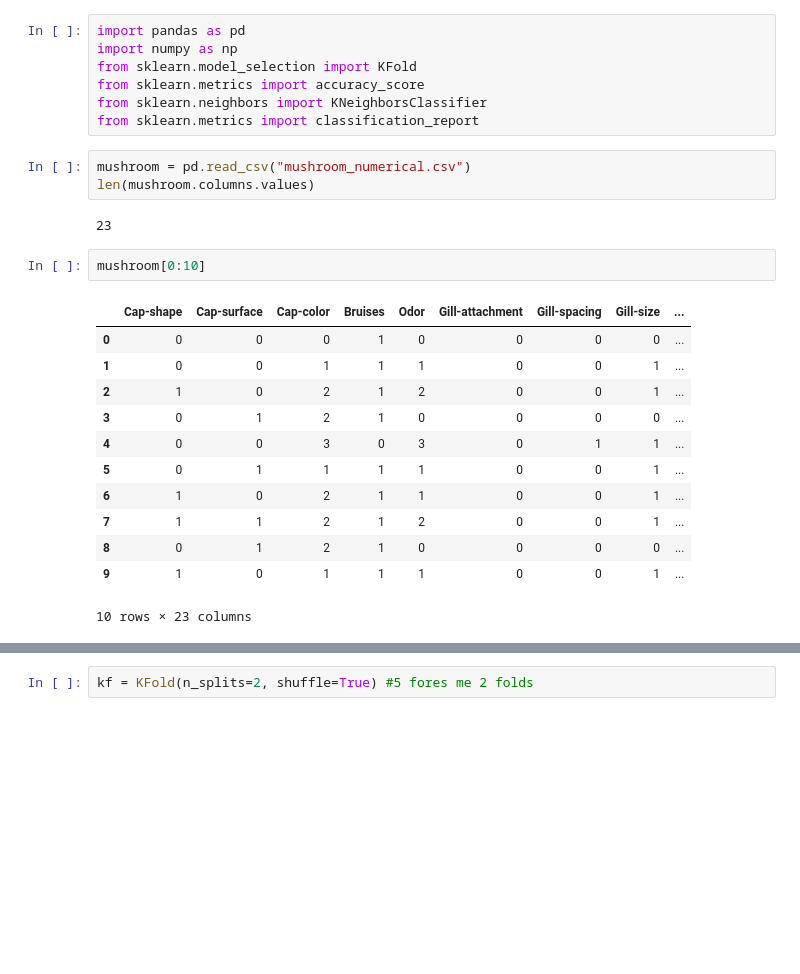
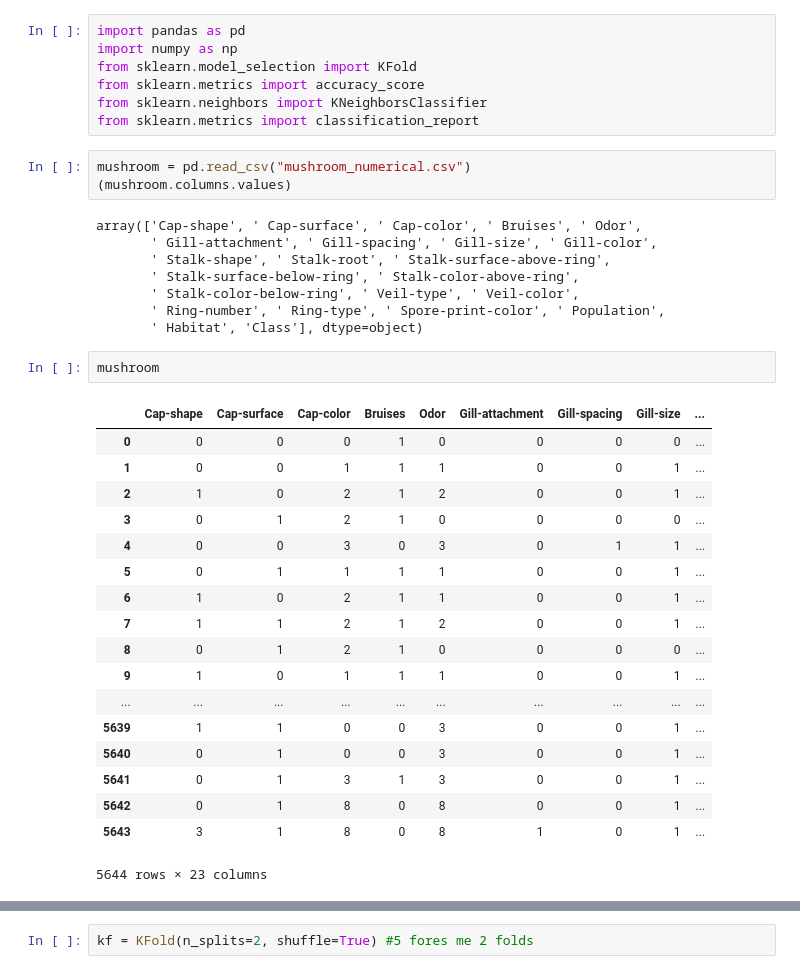
Before and after one commit to thkaridis/KnnNoiseExperiments, a Jupyter notebook: MushroomWith10Noise.ipynb, the cells around one changed output, grey strips where cells are left out. Cells and saved outputs as stored; diff of their text form; blank space fills up the shorter version.

Commit message:
correcting 10 per cent noise removing missing values as they do not work for knn

```diff
--- a/MushroomWith10Noise.ipynb
+++ b/MushroomWith10Noise.ipynb
@@ -7,21 +7,33 @@ from sklearn.neighbors import KNeighborsClassifier
 from sklearn.metrics import classification_report
 # %%
 mushroom = pd.read_csv("mushroom_numerical.csv")
-len(mushroom.columns.values)
+(mushroom.columns.values)
 # %% [output]
-23
+array(['Cap-shape', ' Cap-surface', ' Cap-color', ' Bruises', ' Odor',
+       ' Gill-attachment', ' Gill-spacing', ' Gill-size', ' Gill-color',
+       ' Stalk-shape', ' Stalk-root', ' Stalk-surface-above-ring',
+       ' Stalk-surface-below-ring', ' Stalk-color-above-ring',
+       ' Stalk-color-below-ring', ' Veil-type', ' Veil-color',
+       ' Ring-number', ' Ring-type', ' Spore-print-color', ' Population',
+       ' Habitat', 'Class'], dtype=object)
 # %%
-mushroom[0:10]
+mushroom
 # %% [output]
 |  | Cap-shape | Cap-surface | Cap-color | Bruises | Odor | Gill-attachment | Gill-spacing | Gill-size | ... |
 | 0 | 0 | 0 | 0 | 1 | 0 | 0 | 0 | 0 | ... |
 | 1 | 0 | 0 | 1 | 1 | 1 | 0 | 0 | 1 | ... |
 | 2 | 1 | 0 | 2 | 1 | 2 | 0 | 0 | 1 | ... |
 | 3 | 0 | 1 | 2 | 1 | 0 | 0 | 0 | 0 | ... |
 | 4 | 0 | 0 | 3 | 0 | 3 | 0 | 1 | 1 | ... |
 | 5 | 0 | 1 | 1 | 1 | 1 | 0 | 0 | 1 | ... |
 | 6 | 1 | 0 | 2 | 1 | 1 | 0 | 0 | 1 | ... |
 | 7 | 1 | 1 | 2 | 1 | 2 | 0 | 0 | 1 | ... |
 | 8 | 0 | 1 | 2 | 1 | 0 | 0 | 0 | 0 | ... |
 | 9 | 1 | 0 | 1 | 1 | 1 | 0 | 0 | 1 | ... |
+| ... | ... | ... | ... | ... | ... | ... | ... | ... | ... |
+| 5639 | 1 | 1 | 0 | 0 | 3 | 0 | 0 | 1 | ... |
+| 5640 | 0 | 1 | 0 | 0 | 3 | 0 | 0 | 1 | ... |
+| 5641 | 0 | 1 | 3 | 1 | 3 | 0 | 0 | 1 | ... |
+| 5642 | 0 | 1 | 8 | 0 | 8 | 0 | 0 | 1 | ... |
+| 5643 | 3 | 1 | 8 | 0 | 8 | 1 | 0 | 1 | ... |
-10 rows × 23 columns
+5644 rows × 23 columns
```
Also changed, not shown: parts of 6 cells of this notebook, 4 other files.
